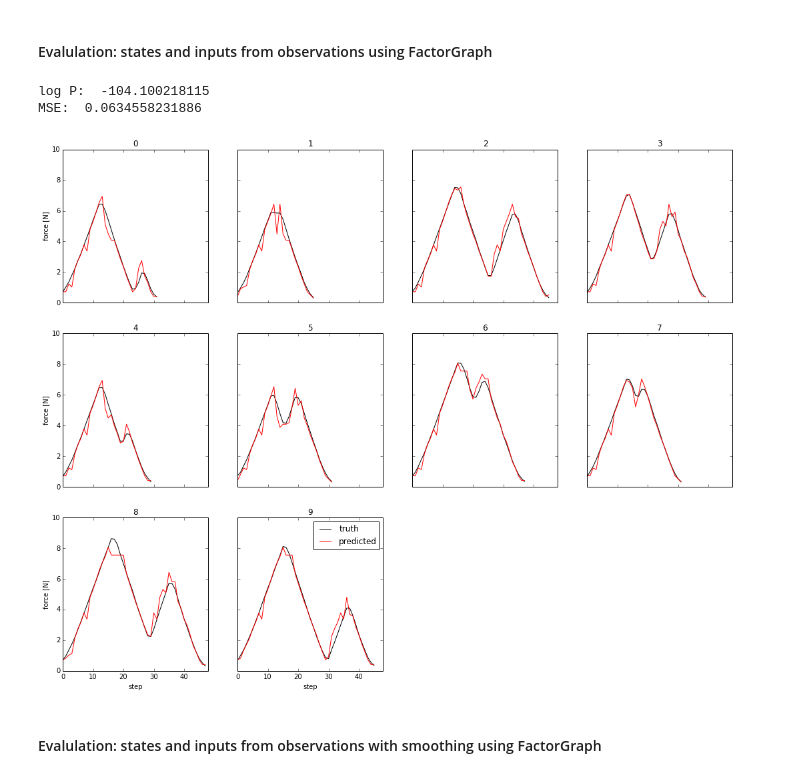
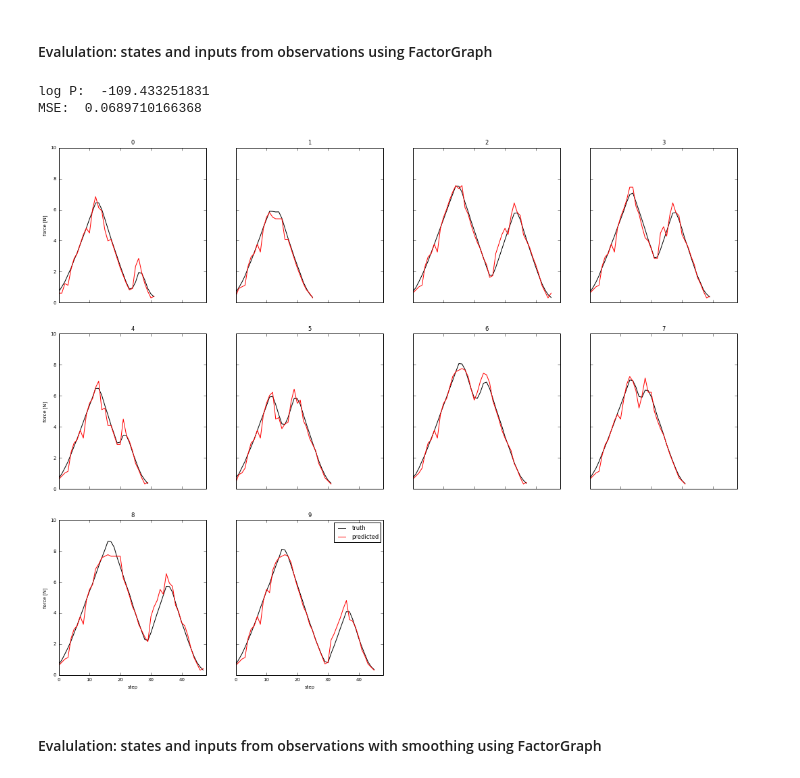
Before and after one commit to surban/ml, a Jupyter notebook: notebooks/Skin-ControlObservationChain-Factorgraph-Paper.ipynb, the cells around one changed output. Cells and saved outputs as stored; diff of their text form; code cells hidden in the pictures.

```diff
--- a/notebooks/Skin-ControlObservationChain-Factorgraph-Paper.ipynb
+++ b/notebooks/Skin-ControlObservationChain-Factorgraph-Paper.ipynb
@@ -51,7 +48,7 @@ skin step:    0.064826
 # %% [markdown]
 ## Model creation
 # %%
-ws_base = ws_linear_bidir
+ws_base = ws_hysteresis_100
 base_obs = select_features(ws_base, ws_base.skin['trn'])
 n_features = base_obs.shape[0]
 
@@ -61,7 +58,7 @@ sc = ControlObservationChain(ws_base.discrete_force_states, ws_base.discrete_for
 # %%
 # select training curves
 ws_obs_trn = ws_hysteresis_100
-n_trn_points = 10
+n_trn_points = 100
 
 states = ws_obs_trn.discrete_force['trn']
 observations = select_features(ws_obs_trn, ws_obs_trn.skin['trn'])
@@ -278,0 +282,29 @@ MSE:  0.00836640945765
+# %%
+figsize(6./2.54, 4./2.54)
+matplotlib.rcParams.update({'font.size': 7})
+
+max_force = 10
+max_skin = 2
+
+discrete_force = ws_hys_tst.discrete_force['tst'][:, 6:7]
+observations = select_features(ws_hys_tst, ws_obs_trn.skin['tst'][..., 6:7])
+valid = ws_hys_tst.valid['tst'][:, 6:7]
+
+states, _ = iterate_over_samples(sc.infer_states, valid, observations)
+p_states, p_log_p = iterate_over_samples(sc.fg_most_probable_states_given_inputs, valid, discrete_force)
+
+print "MSE: ", multistep_error(ws_hys_tst.from_discrete_force(p_states),
+                               ws_hys_tst.from_discrete_force(states), valid, mean_err=True)
+print p_log_p[0]
+
+plot_mc(valid, ws_hys_tst.from_discrete_force(states), color='b', label="from sensor output",
+        ylabel="internal state", ymax=10)
+plot_mc(valid, ws_hys_tst.from_discrete_force(p_states), color='r', label="from force")
+
+plt.title("")
+plt.xlim(0, 45)
+plt.xticks([0, 10, 20, 30, 40])
+#plt.legend(["truth", "prediction"])
+plt.legend(loc='lower center', prop={'size':6})
+
+plt.savefig(r"Z:\Documents\Manuscripts\2014-Skin\state_comp.pdf")
@@ -279,28 +315,31 @@ MSE:  0.00836640945765
 # %% [markdown]
 #### Evalulation: states and inputs from observations using FactorGraph
 # %%
+#ws_hys_tst = ws_random_bidir
+prt = 'val'
+
 force = ws_hys_tst.force[prt]
 observations = select_features(ws_hys_tst, ws_hys_tst.skin[prt])
 valid = ws_hys_tst.valid[prt]
 
 p_states, p_discrete_force, p_log_p = iterate_over_samples(sc.fg_most_probable_states_and_inputs_given_observations,
                                                            valid, observations)
 p_force = ws_hys_tst.from_discrete_force(p_discrete_force)
 p_internal_force = ws_hys_tst.from_discrete_force(p_states)
 print "log P: ", p_log_p[0]
 
 print "MSE: ", multistep_error(p_force, force, valid, mean_err=True)
 
 n_plot_smpls = 42
 figsize(18,14)
 ml.apps.skin.timeseries.max_force = 10
 plot_mc(valid, force, color='k', label='truth',
         ylabel="force [N]", ymax=10)
 plot_mc(valid, p_force, color='r', label='predicted')
 # %% [output]
-log P:  -104.100218115
-MSE:  0.0634558231886
+log P:  -109.433251831
+MSE:  0.0689710166368
-[figure, old version]
+[figure, new version]
 # %% [markdown]
 #### Evalulation: states and inputs from observations with smoothing using FactorGraph
 # %%
```
Also changed, not shown: parts of 21 cells of this notebook, 5 other files.
